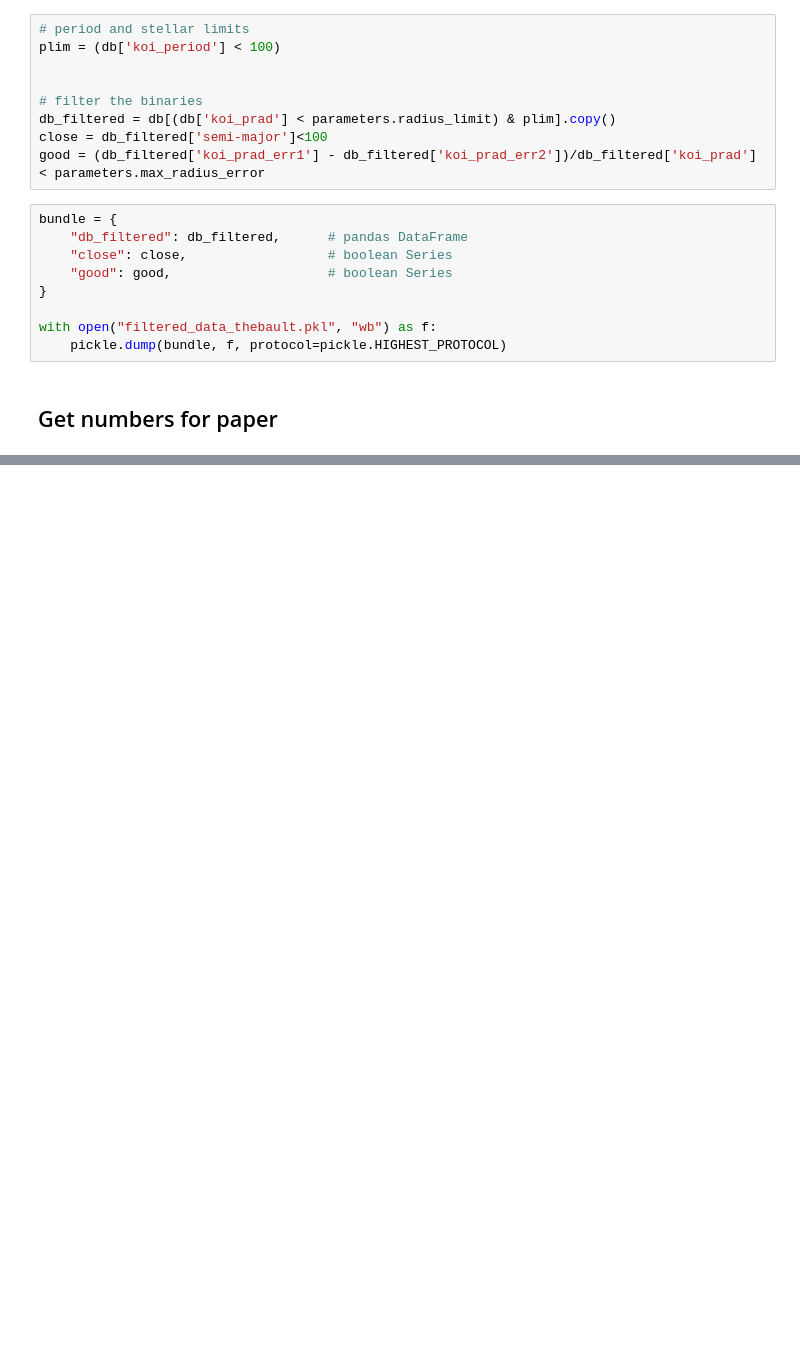
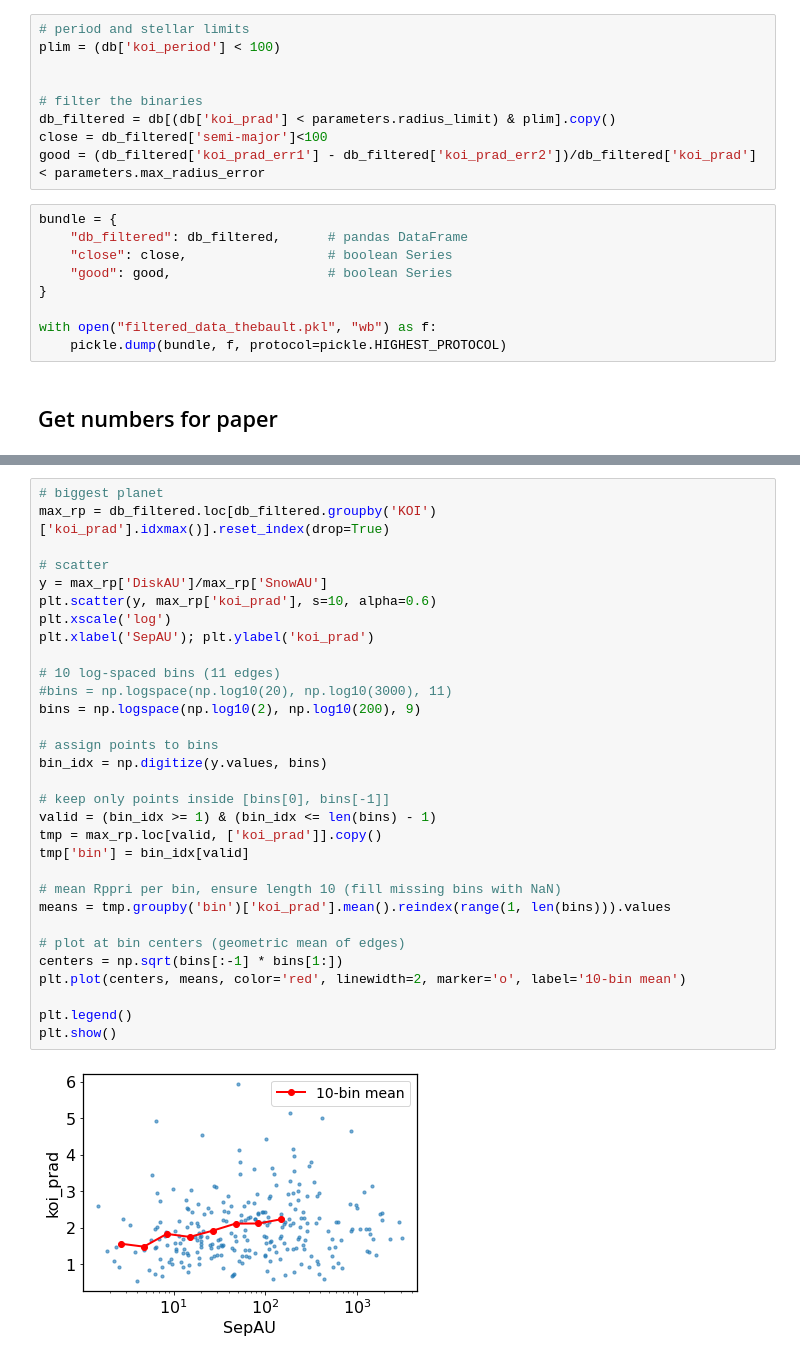
Before and after one commit to ernewton/importance_of_binarity, a Jupyter notebook: Toy Model -- Filtering (Thebault & Bonanni).ipynb, the cells around one changed output, grey strips where cells are left out. Cells and saved outputs as stored; diff of their text form; blank space fills up the shorter version.

```diff
--- a/Toy Model -- Filtering (Thebault & Bonanni).ipynb
+++ b/Toy Model -- Filtering (Thebault & Bonanni).ipynb
@@ -274,0 +127,33 @@ for xi in [0,1]:
+# %%
+# biggest planet
+max_rp = db_filtered.loc[db_filtered.groupby('KOI')['koi_prad'].idxmax()].reset_index(drop=True)
+
+# scatter
+y = max_rp['DiskAU']/max_rp['SnowAU']
+plt.scatter(y, max_rp['koi_prad'], s=10, alpha=0.6)
+plt.xscale('log')
+plt.xlabel('SepAU'); plt.ylabel('koi_prad')
+
+# 10 log-spaced bins (11 edges)
+#bins = np.logspace(np.log10(20), np.log10(3000), 11)
+bins = np.logspace(np.log10(2), np.log10(200), 9)
+
+# assign points to bins
+bin_idx = np.digitize(y.values, bins)
+
+# keep only points inside [bins[0], bins[-1]]
+valid = (bin_idx >= 1) & (bin_idx <= len(bins) - 1)
+tmp = max_rp.loc[valid, ['koi_prad']].copy()
+tmp['bin'] = bin_idx[valid]
+
+# mean Rppri per bin, ensure length 10 (fill missing bins with NaN)
+means = tmp.groupby('bin')['koi_prad'].mean().reindex(range(1, len(bins))).values
+
+# plot at bin centers (geometric mean of edges)
+centers = np.sqrt(bins[:-1] * bins[1:])
+plt.plot(centers, means, color='red', linewidth=2, marker='o', label='10-bin mean')
+
+plt.legend()
+plt.show()
+# %% [output]
+[figure, added]
```
Also changed, not shown: parts of 7 cells of this notebook, 5 other files.
